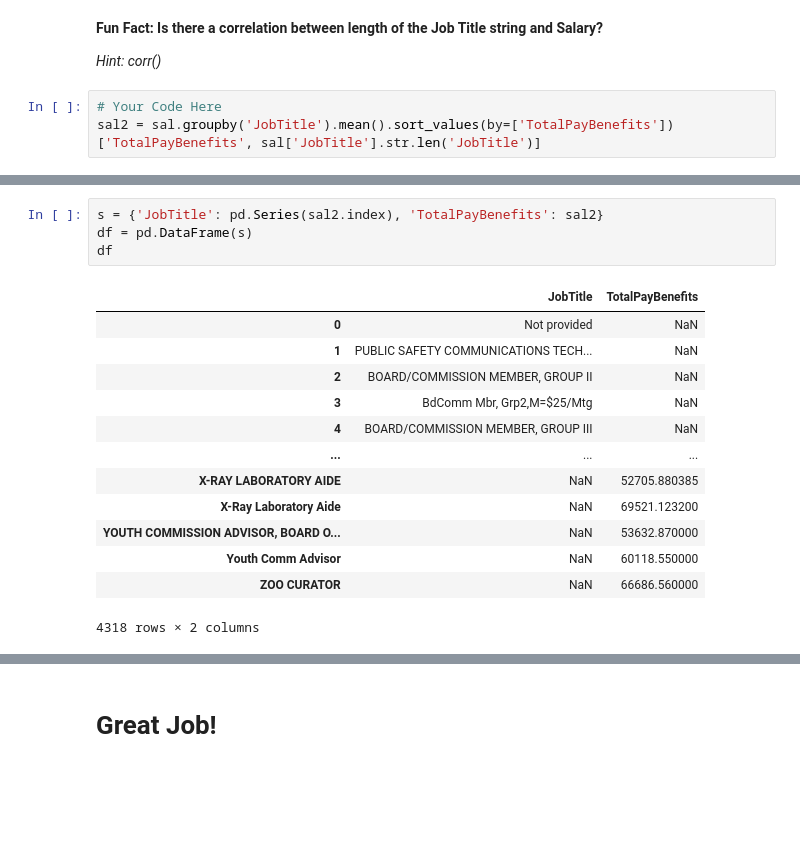
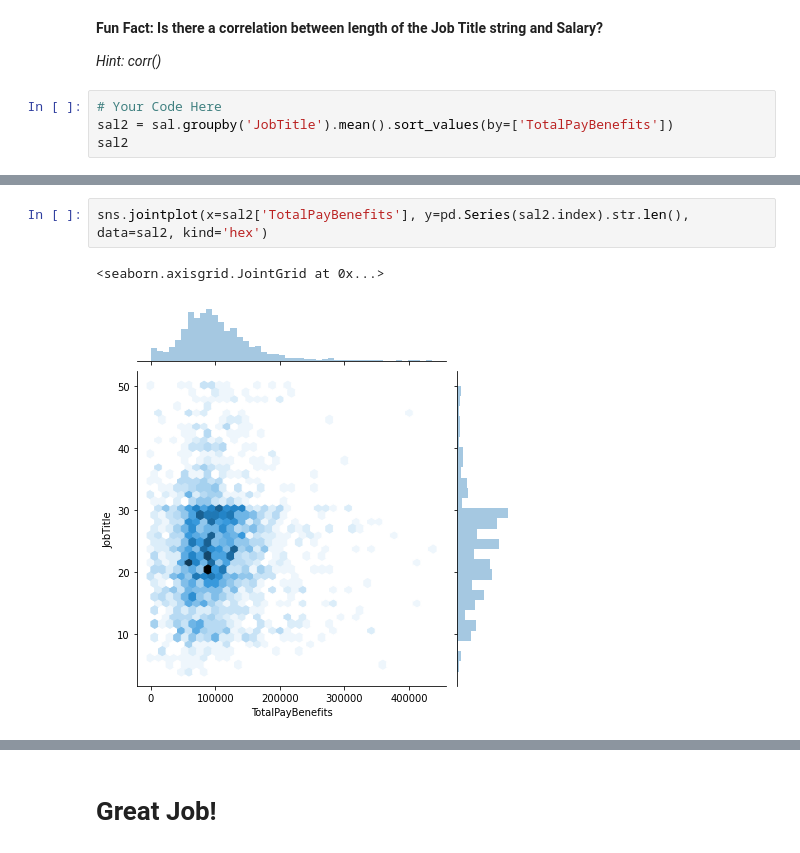
Before and after one commit to tranquyenbk173/DevC_assignment, a Jupyter notebook: Week2_Assignment_2.ipynb, the cells around one changed output, grey strips where cells are left out. Drawn from its saved outputs; the diff is of its cells as text; blank space fills up the shorter version.

```diff
--- a/Week2_Assignment_2.ipynb
+++ b/Week2_Assignment_2.ipynb
@@ -318,5 +318,6 @@ sns.barplot(y = topOvertimePay.index, x = 'OvertimePay', data = topOvertimePay)
 *Hint: corr()*
 # %%
 # Your Code Here
-sal2 = sal.groupby('JobTitle').mean().sort_values(by=['TotalPayBenefits'])['TotalPayBenefits', sal['JobTitle'].str.len('JobTitle')]
+sal2 = sal.groupby('JobTitle').mean().sort_values(by=['TotalPayBenefits'])
+sal2
 # %% [output]
@@ -324,18 +338,5 @@ TypeError: ignored
-# %%
-s = {'JobTitle': pd.Series(sal2.index), 'TotalPayBenefits': sal2}
-df = pd.DataFrame(s)
-df
-# %% [output]
-|  | JobTitle | TotalPayBenefits |
-| 0 | Not provided | NaN |
-| 1 | PUBLIC SAFETY COMMUNICATIONS TECH... | NaN |
-| 2 | BOARD/COMMISSION MEMBER, GROUP II | NaN |
-| 3 | BdComm Mbr, Grp2,M=$25/Mtg | NaN |
-| 4 | BOARD/COMMISSION MEMBER, GROUP III | NaN |
-| ... | ... | ... |
-| X-RAY LABORATORY AIDE | NaN | 52705.880385 |
-| X-Ray Laboratory Aide | NaN | 69521.123200 |
-| YOUTH COMMISSION ADVISOR, BOARD O... | NaN | 53632.870000 |
-| Youth Comm Advisor | NaN | 60118.550000 |
-| ZOO CURATOR | NaN | 66686.560000 |
-4318 rows × 2 columns
+# %%
+sns.jointplot(x=sal2['TotalPayBenefits'], y=pd.Series(sal2.index).str.len(), data=sal2, kind='hex')
+# %% [output]
+<seaborn.axisgrid.JointGrid at 0x...>
+[figure, added]
```
Also changed, not shown: parts of 2 cells of this notebook.
